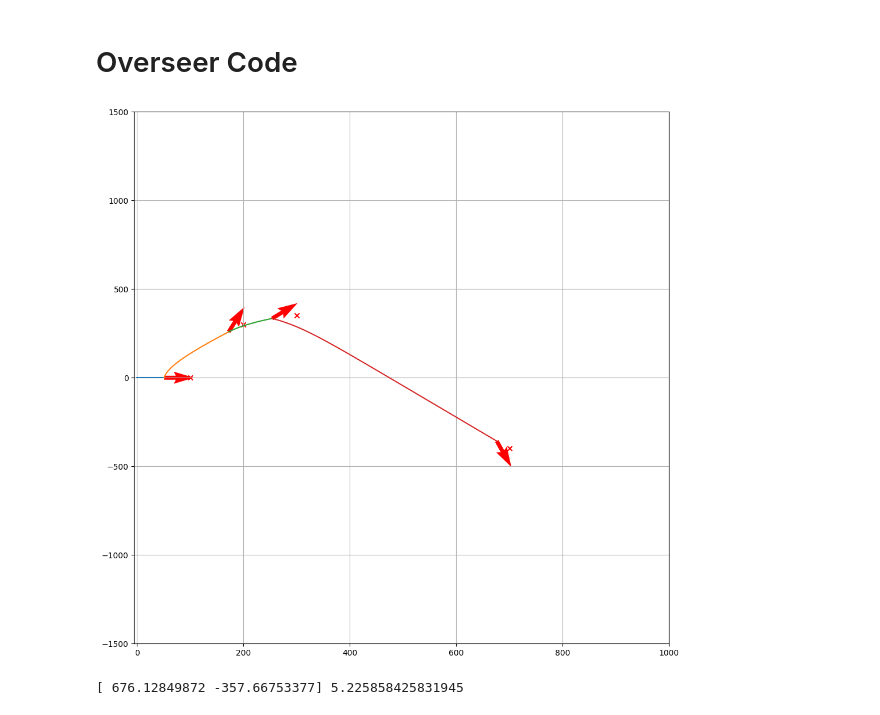
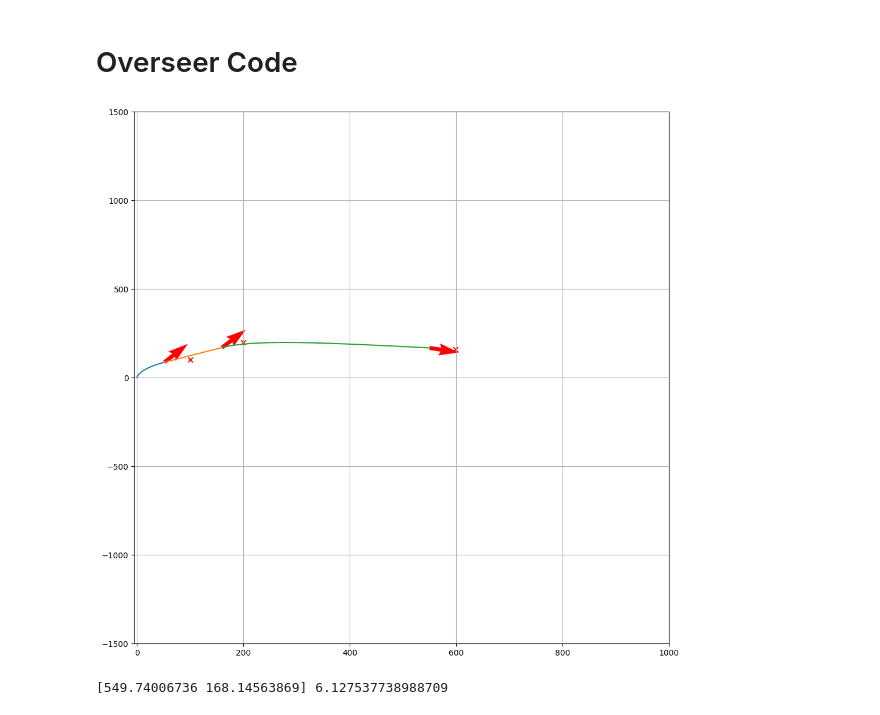
Before and after one commit to jsilveira1409/MICRO-452-Basics-of-mobile-robotics, a Jupyter notebook: test.ipynb, the cells around one changed output. Saved outputs shown, nothing was run; the diff lists cells and outputs as text; code cells hidden in the pictures.

```diff
--- a/test.ipynb
+++ b/test.ipynb
@@ -25,7 +25,7 @@ def pathing(position_estimate, theta_estimate, target, min_distance = 50):
     speed_l = 0
     speed_r = 0
     # in radians
-    angle_tolerance = 0.4
+    angle_tolerance = 0.7
     # time step(s)
     dt = 0.01
     # counts nb of steps
@@ -33,12 +33,12 @@ def pathing(position_estimate, theta_estimate, target, min_distance = 50):
 
     distance = math.sqrt((target[0]-position_estimate[0])**2 + (target[1]-position_estimate[1])**2)
     while distance > min_distance:
-        depl_left = speed_l * dt * 3.2
-        depl_right = speed_r * dt * 3.2
+        depl_left = speed_l * dt
+        depl_right = speed_r * dt
         depl_center = (depl_right + depl_left)/2
 
         # divided by the wheel distance(in mm) to get the angle(rad), trigonometric sense
-        theta = (depl_left - depl_right) / 100
+        theta = (depl_left - depl_right)/120
         if theta != 0:
             theta_estimate = (theta_estimate + theta) % (2*np.pi)
 
@@ -52,14 +52,14 @@ def pathing(position_estimate, theta_estimate, target, min_distance = 50):
         alpha = get_angle_between(target_direction, direction)
         if (alpha <= angle_tolerance and alpha >= 0) or (alpha >= -angle_tolerance and alpha < 0) :
             # move forward, mm/s
-            speed_l = 50 - 40 * np.sin(alpha)
-            speed_r = 50 + 40 * np.sin(alpha)
+            speed_l = 20 - 20 * np.sin(alpha)
+            speed_r = 20 + 20 * np.sin(alpha)
         elif alpha > angle_tolerance:
-            speed_l = -50
-            speed_r = 50
+            speed_l = -20
+            speed_r = 20
         elif alpha < - angle_tolerance:
-            speed_l = 50
-            speed_r = -50
+            speed_l = 20
+            speed_r = -20
 
         distance = np.sqrt((target[0]-position_estimate[0])**2 + (target[1]-position_estimate[1])**2)
 
@@ -84,7 +84,7 @@ def pathing_bis(position_estimate, theta_estimate,  target, speed_l, speed_r, dt
     depl_left = speed_l * dt
     depl_right = speed_r * dt
     depl_center = (depl_right + depl_left)/2
-    theta = (depl_left - depl_right) / 100
+    theta = (depl_left - depl_right)
 
     if theta != 0:
         theta_estimate = (theta_estimate + theta) % (2*np.pi)
@@ -156,29 +156,30 @@ onevent timer0
 # %%
 position_estimate = np.array([0, 0])
 theta_estimate = 0
-target = [[100,0],[200,300],[300, 350], [700, -400]]
+target = [[100,100], [200, 200],[599, 160]]
 fig, ax = plt.subplots(figsize=(12,12))
 
 for tar in target:
     pos_hist, thet_hist = pathing(position_estimate, theta_estimate, tar, min_distance=50)
     position_estimate = pos_hist[-1]
     theta_estimate = thet_hist[-1]
 
     ax.plot([p[0] for p in pos_hist], [p[1] for p in pos_hist])
     ax.quiver(pos_hist[-1][0], pos_hist[-1][1], np.cos(theta_estimate), np.sin(theta_estimate), color='red')
     ax.scatter(tar[0], tar[1], color = 'red', marker = 'x')
     ax.set_xlim(-5, 1000)
     ax.set_ylim(-1500, 1500)
+    #set_speed(0,0)
     #time.sleep(1)
-    #set_speed(0,0)
+
 ax.grid()
 fig.show()
 plt.show()
 print(position_estimate, theta_estimate)
 #set_speed(0,0)
 # %% [output]
-[figure, old version]
+[figure, new version]
-[ 676.12849872 -357.66753377] 5.225858425831945
+[549.74006736 168.14563869] 6.127537738988709
 # %%
 min_distance = 30
 path = [[150,0], [200, 400], [400, -150]]
```
Also changed, not shown: parts of 1 cell of this notebook, 6 other files.
